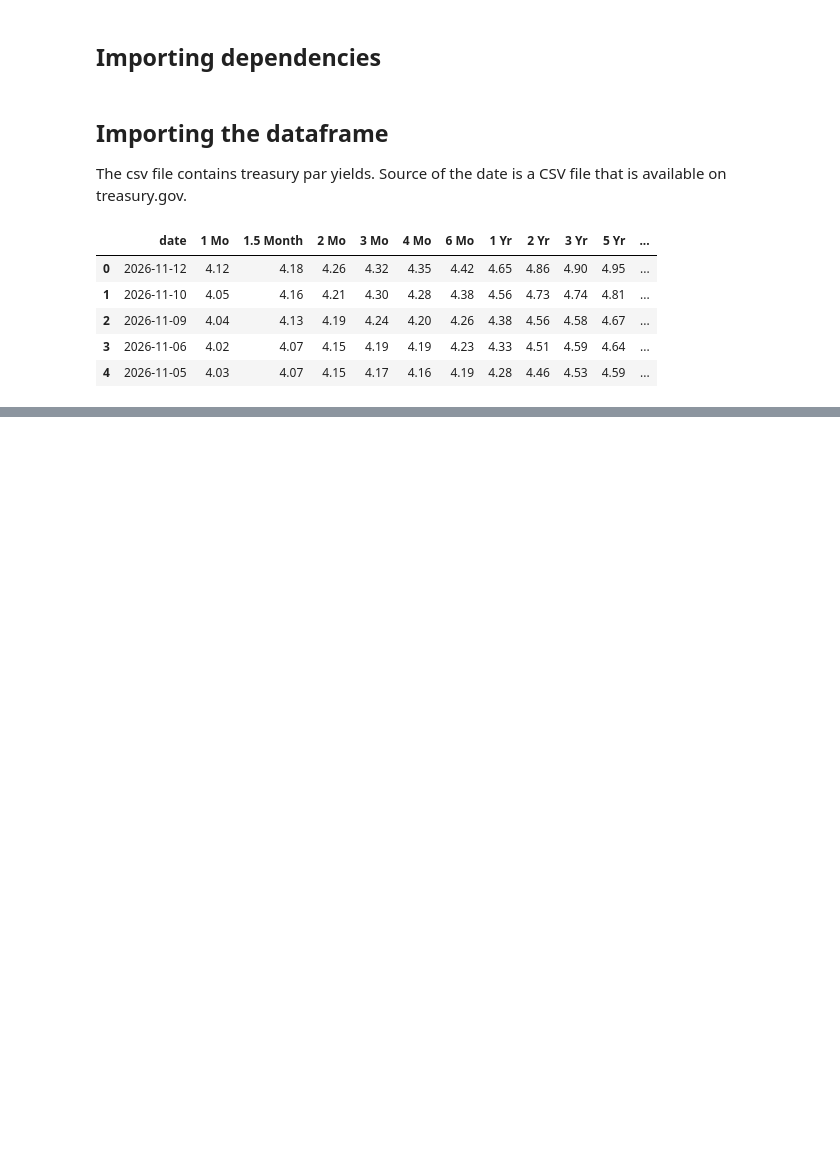
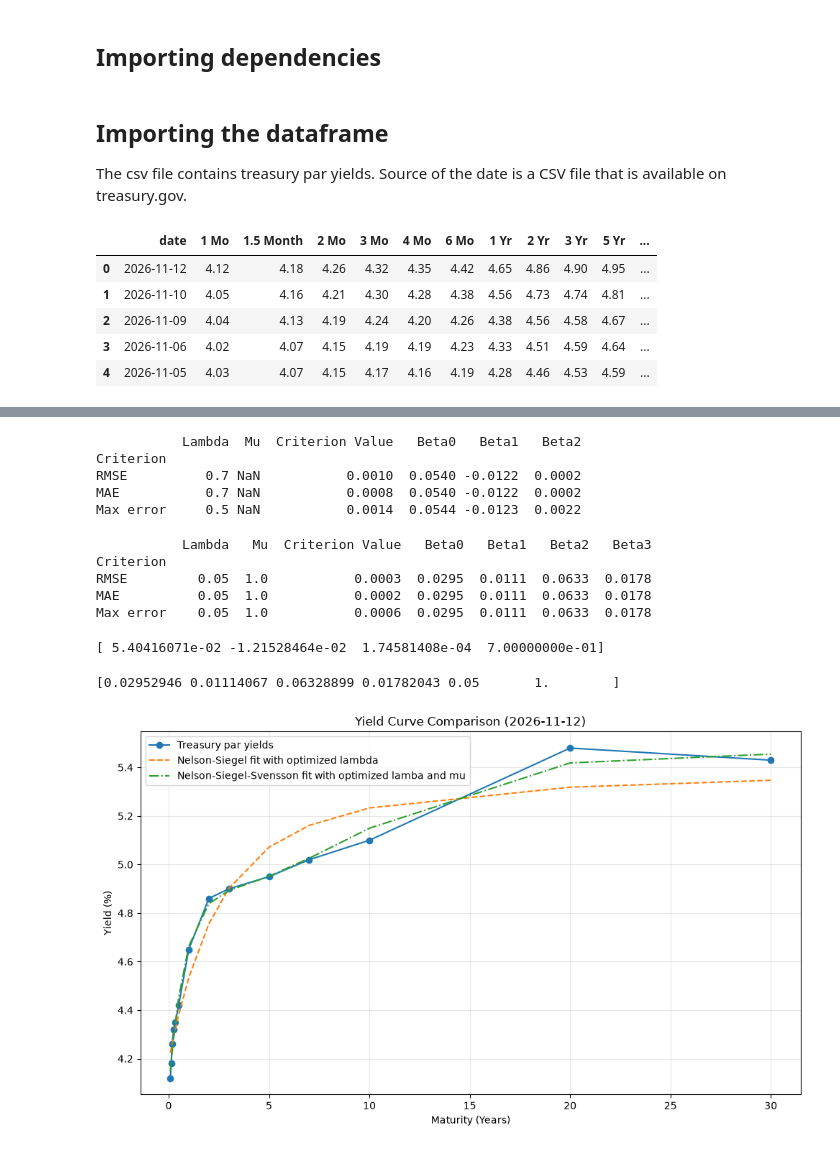
Before and after one commit to f-gh/fixed-income, a Jupyter notebook: notebooks/yield_curve_analysis.ipynb, the cells around one changed output, grey strips where cells are left out. Saved outputs shown, nothing was run; the diff lists cells and outputs as text; code cells hidden in the pictures; blank space fills up the shorter version.

```diff
--- a/notebooks/yield_curve_analysis.ipynb
+++ b/notebooks/yield_curve_analysis.ipynb
@@ -69,0 +128,72 @@ nss_params = fit_nss(maturities, rates).x
+# %%
+linesearch_result = ns_linesearch(maturities, rates, lambda_values=None)
+print(linesearch_result)
+# %% [output]
+           Lambda  Mu  Criterion Value   Beta0   Beta1   Beta2
+Criterion
+RMSE          0.7 NaN           0.0010  0.0540 -0.0122  0.0002
+MAE           0.7 NaN           0.0008  0.0540 -0.0122  0.0002
+Max error     0.5 NaN           0.0014  0.0544 -0.0123  0.0022
+# %%
+gridsearch_result = nss_gridsearch(
+    maturities, rates, lambda_values=None, mu_values=None
+)
+print(gridsearch_result)
+# %% [output]
+           Lambda   Mu  Criterion Value   Beta0   Beta1   Beta2   Beta3
+Criterion
+RMSE         0.05  1.0           0.0003  0.0295  0.0111  0.0633  0.0178
+MAE          0.05  1.0           0.0002  0.0295  0.0111  0.0633  0.0178
+Max error    0.05  1.0           0.0006  0.0295  0.0111  0.0633  0.0178
+# %%
+ns_params_opt = fit_ns(maturities, rates, lmbda=0.7).x
+
+# Addind lambda to array of betas:
+LMBDA = linesearch_result.iloc[0, 0]  # Best lambda based on RMSE
+
+ns_params_opt = np.append(ns_params_opt, LMBDA)
+print(ns_params_opt)
+# %% [output]
+[ 5.40416071e-02 -1.21528464e-02  1.74581408e-04  7.00000000e-01]
+# %%
+nss_params_opt = fit_nss(maturities, rates, lmbda=0.05, mu=1).x
+
+# Addind lambda and mu to array of betas:
+LMBDA = gridsearch_result.iloc[0, 0]  # Best lambda based on RMSE
+MU = gridsearch_result.iloc[0, 1]  # Best mu based on RMSE
+
+nss_params_opt = np.append(nss_params_opt, [LMBDA, MU])
+print(nss_params_opt)
+# %% [output]
+[0.02952946 0.01114067 0.06328899 0.01782043 0.05       1.        ]
+# %%
+fitted_ns_opt = nelson_siegel(maturities, *ns_params_opt)
+fitted_nss_opt = nelson_siegel_svensson(maturities, *nss_params_opt)
+# %%
+plt.figure(figsize=(10, 6))
+
+plt.plot(maturities, rates * 100, marker="o", label="Treasury par yields")
+plt.plot(
+    maturities,
+    fitted_ns_opt * 100,
+    linestyle="--",
+    label="Nelson-Siegel fit with optimized lambda",
+)
+plt.plot(
+    maturities,
+    fitted_nss_opt * 100,
+    linestyle="-.",
+    label="Nelson-Siegel-Svensson fit with optimized lamba and mu",
+)
+
+plt.xlabel("Maturity (Years)")
+plt.ylabel("Yield (%)")
+plt.title(f"Yield Curve Comparison ({DATE})")
+
+plt.legend()
+plt.grid(True, alpha=0.3)
+plt.tight_layout()
+
+plt.show()
+# %% [output]
+[figure, added]
```
Also changed, not shown: parts of 12 cells of this notebook.
